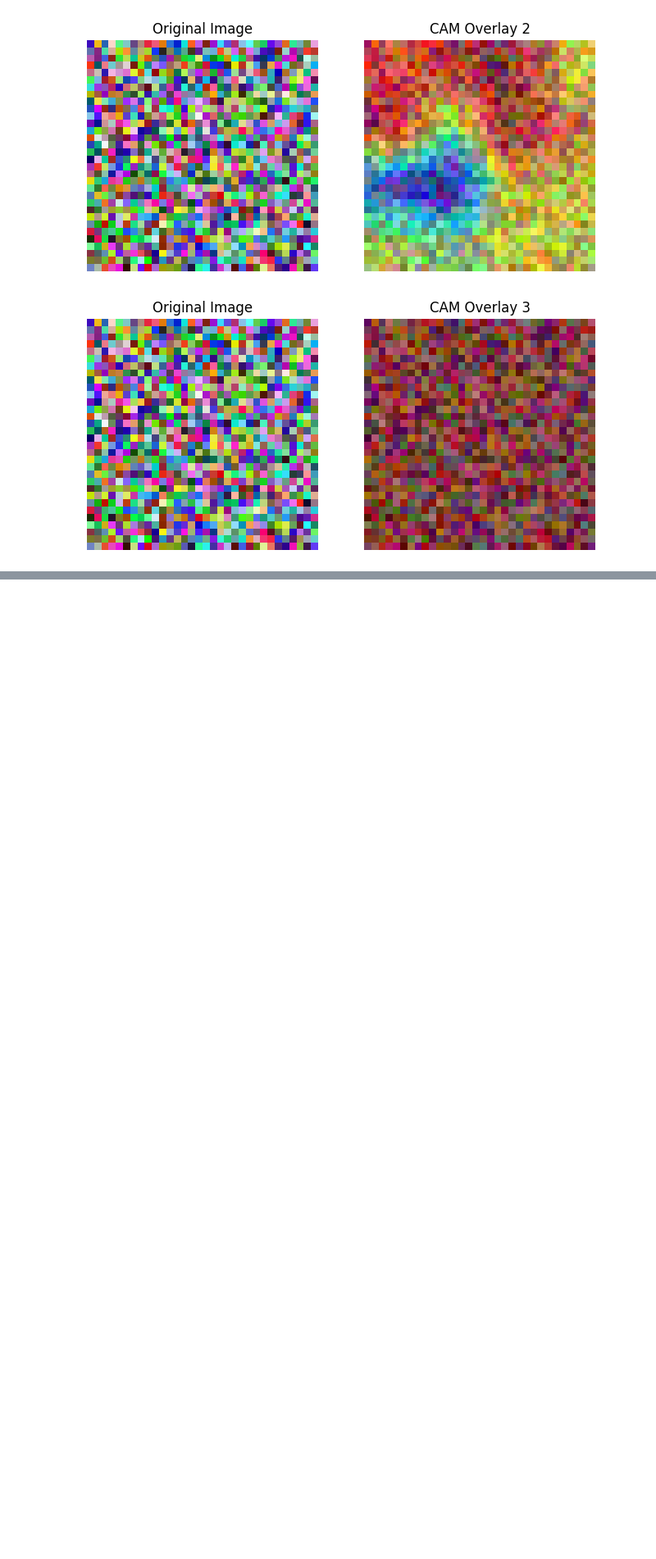
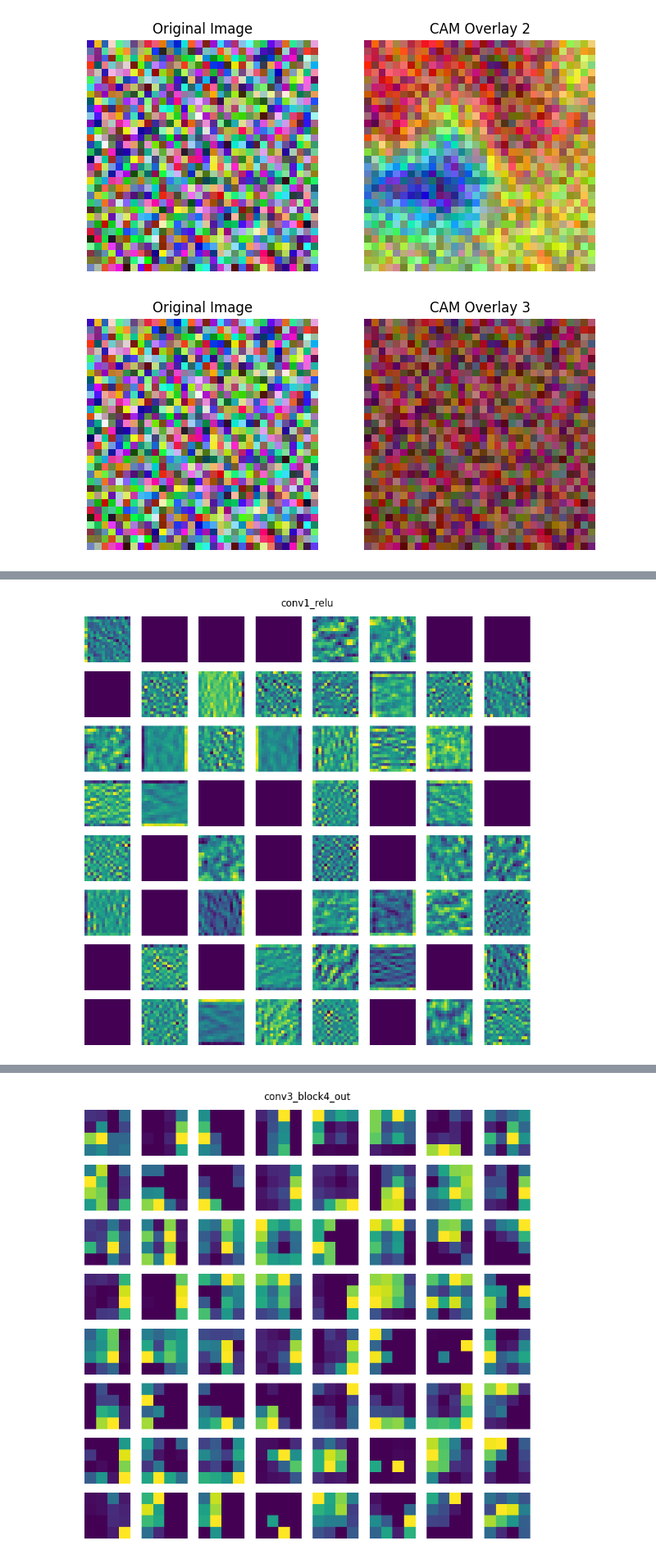
Before and after one commit to Mrinmayi03/CS370, a Jupyter notebook: take-at-home.ipynb, the cells around one changed output, grey strips where cells are left out. Shown at 82% size. Saved outputs shown, nothing was run; the diff lists cells and outputs as text; code cells hidden in the pictures; blank space fills up the shorter version.

```diff
--- a/take-at-home.ipynb
+++ b/take-at-home.ipynb
@@ -549,3 +549,62 @@ plt.show()
 [figure]
 [figure]
 [figure]
+# %%
+#1. Itermediate activation functions:
+
+# Create a sub-model for intermediate activations
+sub_model1 = Model(inputs=featureExtraction_model.input, outputs=featureExtraction_model.get_layer('conv1_relu').output)
+
+# Generate activations for a specific image (replace placeholder_img with your image)
+placeholder_img = np.random.random((1, 32, 32, 3))
+intermediate_activations = sub_model1.predict(placeholder_img)
+
+# Visualize intermediate activations for a specific layer
+fig, axes = plt.subplots(8, 8, figsize=(8, 8))
+for i in range(num_filters):
+    if i < 8 * 8:
+        ax = axes[i // 8, i % 8]
+        ax.matshow(intermediate_activations[0, :, :, i], cmap='viridis')
+        ax.axis('off')
+plt.suptitle('conv1_relu')
+plt.tight_layout()
+plt.show()
+
+
+
+sub_model2 = Model(inputs=featureExtraction_model.input, outputs=featureExtraction_model.get_layer('conv3_block4_out').output)
+
+# Generate activations for a specific image (replace placeholder_img with your image)
+placeholder_img = np.random.random((1, 32, 32, 3))
+intermediate_activations = sub_model2.predict(placeholder_img)
+
+# Visualize intermediate activations for a specific layer
+fig, axes = plt.subplots(8, 8, figsize=(8, 8))
+for i in range(num_filters):
+    if i < 8 * 8:
+        ax = axes[i // 8, i % 8]
+        ax.matshow(intermediate_activations[0, :, :, i], cmap='viridis')
+        ax.axis('off')
+plt.suptitle('conv3_block4_out')
+plt.tight_layout()
+plt.show()
+
+
+
+sub_model3 = Model(inputs=featureExtraction_model.input, outputs=featureExtraction_model.get_layer('conv5_block3_out').output)
+
+# Generate activations for a specific image (replace placeholder_img with your image)
+placeholder_img = np.random.random((1, 32, 32, 3))
+intermediate_activations = sub_model3.predict(placeholder_img)
+
+# Visualize intermediate activations for a specific layer
+fig, axes = plt.subplots(8, 8, figsize=(8, 8))
+for i in range(num_filters):
+    if i < 8 * 8:
+        ax = axes[i // 8, i % 8]
+        ax.matshow(intermediate_activations[0, :, :, i], cmap='viridis')
+        ax.axis('off')
+plt.suptitle(layer_name)
+plt.tight_layout()
+plt.show()
+# %% [output]
@@ -551,0 +612 @@ plt.show()
+[figure, added]
@@ -551,0 +614 @@ plt.show()
+[figure, added]
```
Also changed, not shown: parts of 3 cells of this notebook.
